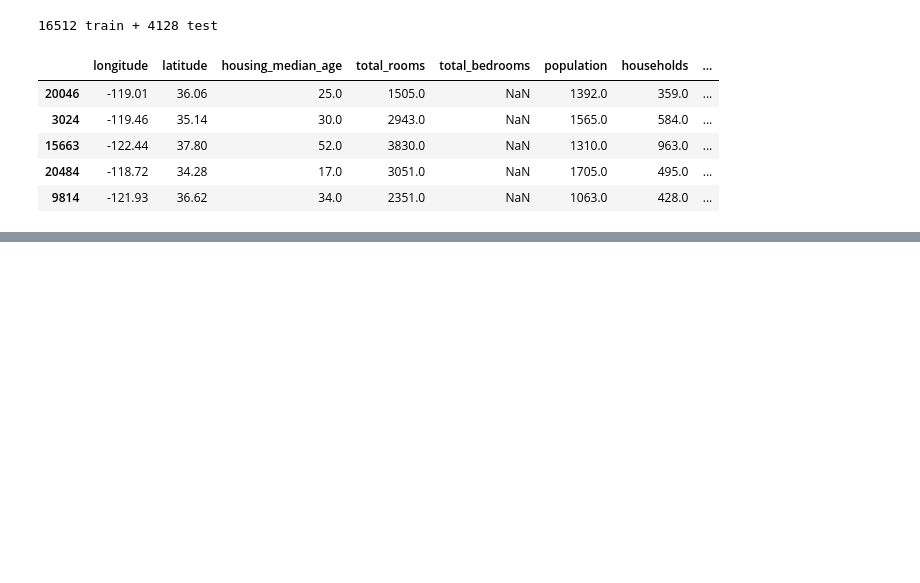
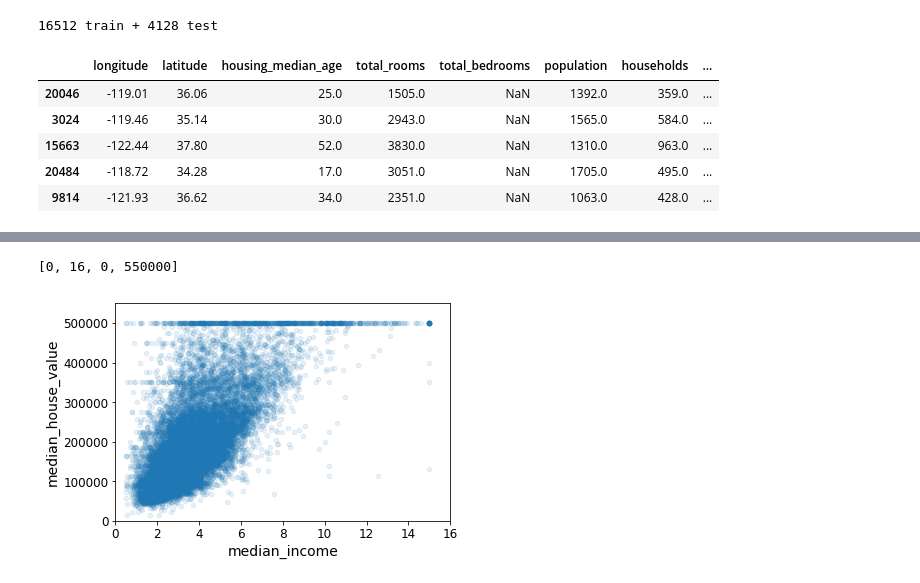
Before and after one commit to Peace-Wolfyu/My_MachineLearning, a Jupyter notebook: Base_On_Scikit-Learn_TensorFlow/Chapter_2/Demo_1.ipynb, the cells around one changed output, grey strips where cells are left out. Cells and saved outputs as stored; diff of their text form; code cells hidden in the pictures; blank space fills up the shorter version.

```diff
--- a/Base_On_Scikit-Learn_TensorFlow/Chapter_2/Demo_1.ipynb
+++ b/Base_On_Scikit-Learn_TensorFlow/Chapter_2/Demo_1.ipynb
@@ -166,0 +333,18 @@ FileNotFoundError: [Errno 2] No such file or directory: '.\\images\\end_to_end_p
+# %%
+# 最有潜力能够预测房价中位数的属性是收入中位数，所以我们放
+# 大来看看其相关性的散点图
+
+housing.plot(kind="scatter", x="median_income", y="median_house_value",
+alpha=0.1)
+plt.axis([0, 16, 0, 550000])
+
+# 上图说明了几个问题。首先，二者相关性确实很强，你可以清
+# 楚地看到上升的趋势，并且点也不是太分散。其次，前面我们提到过
+# 50万美元的价格上限在图中是一条清晰的水平线，不过除此以外，这
+# 张图还显示出几条不那么明显的直线：45万美元附近有一条水平线，
+# 35万美元附近也有一条，28万美元附近似乎隐约也有一条，再往下可
+# 能还有一些。为了避免你的算法学习之后重现这些怪异数据，你可能
+# 会尝试删除这些相应地区。
+# %% [output]
+[0, 16, 0, 550000]
+[figure, added]
```
Also changed, not shown: parts of 56 cells of this notebook, 3 other files.
